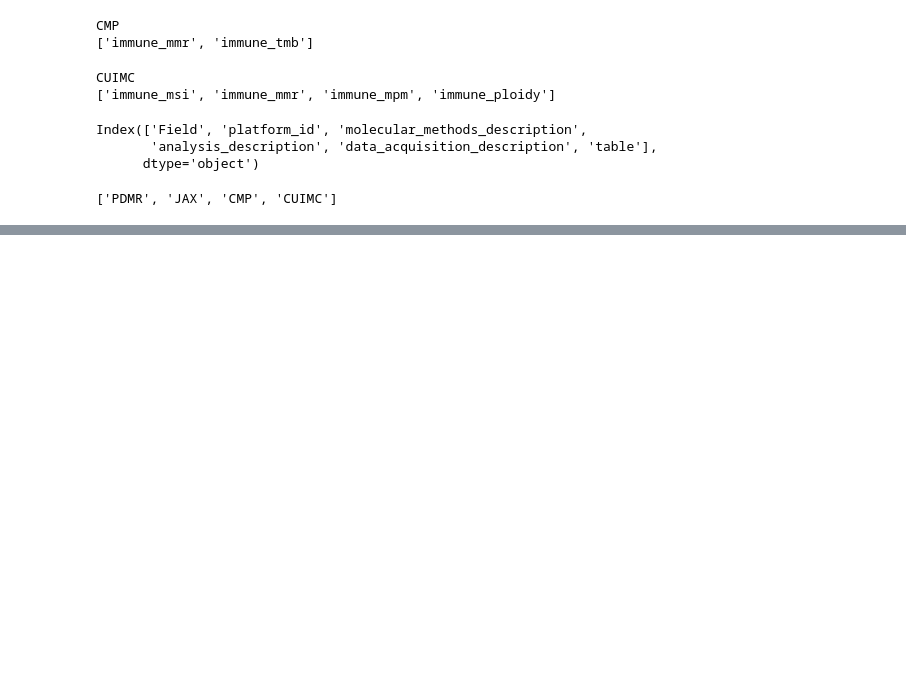
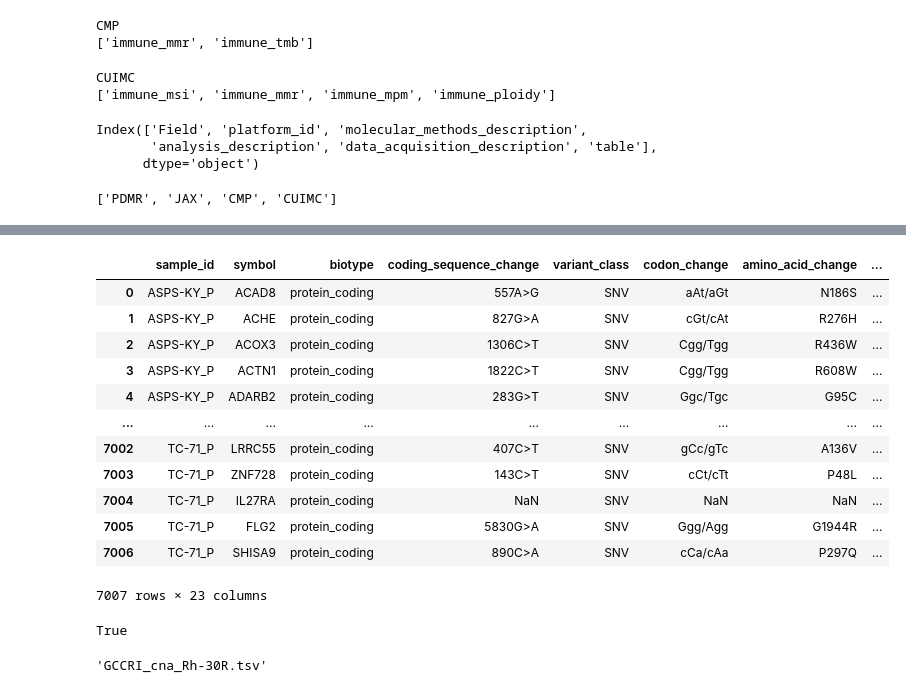
Before and after one commit to PDCMFinder/PdcmDataTransformers, a Jupyter notebook: Clean-up-scripts/Data_cleanup.ipynb, the cells around one changed output, grey strips where cells are left out. Cells and saved outputs as stored; diff of their text form; code cells hidden in the pictures; blank space fills up the shorter version.

```diff
--- a/Clean-up-scripts/Data_cleanup.ipynb
+++ b/Clean-up-scripts/Data_cleanup.ipynb
@@ -594,0 +644,4 @@ for i in tqdm(range(len(samples))):
+# %%
+ps_mapper = dict(zip(list(pdx['model_id'] + '_P'), [n + '_P' for n in new_model_id]))
+out = fix_ids(join(GCCRI_path, 'GCCRI_metadata-patient_sample.tsv'), mapper)
+out.replace(ps_mapper).to_csv(join(GCCRI_path, 'GCCRI_metadata-patient_sample.tsv'), sep='\t', index=False)
@@ -594,0 +651,19 @@ for i in tqdm(range(len(samples))):
+# %%
+mut = read(join(GCCRI_path, 'mut/GCCRI_mut.tsv'), sep='\t').replace(ps_mapper)
+mut.to_csv(join(GCCRI_path, 'mut/GCCRI_mut.tsv'), sep='\t', index=False)
+# %%
+mut
+# %% [output]
+|  | sample_id | symbol | biotype | coding_sequence_change | variant_class | codon_change | amino_acid_change | ... |
+| 0 | ASPS-KY_P | ACAD8 | protein_coding | 557A>G | SNV | aAt/aGt | N186S | ... |
+| 1 | ASPS-KY_P | ACHE | protein_coding | 827G>A | SNV | cGt/cAt | R276H | ... |
+| 2 | ASPS-KY_P | ACOX3 | protein_coding | 1306C>T | SNV | Cgg/Tgg | R436W | ... |
+| 3 | ASPS-KY_P | ACTN1 | protein_coding | 1822C>T | SNV | Cgg/Tgg | R608W | ... |
+| 4 | ASPS-KY_P | ADARB2 | protein_coding | 283G>T | SNV | Ggc/Tgc | G95C | ... |
+| ... | ... | ... | ... | ... | ... | ... | ... | ... |
+| 7002 | TC-71_P | LRRC55 | protein_coding | 407C>T | SNV | gCc/gTc | A136V | ... |
+| 7003 | TC-71_P | ZNF728 | protein_coding | 143C>T | SNV | cCt/cTt | P48L | ... |
+| 7004 | TC-71_P | IL27RA | protein_coding | NaN | SNV | NaN | NaN | ... |
+| 7005 | TC-71_P | FLG2 | protein_coding | 5830G>A | SNV | Ggg/Agg | G1944R | ... |
+| 7006 | TC-71_P | SHISA9 | protein_coding | 890C>A | SNV | cCa/cAa | P297Q | ... |
+7007 rows × 23 columns
@@ -594,0 +673,4 @@ for i in tqdm(range(len(samples))):
+# %%
+exists(join(GCCRI_path, 'mut'))
+# %% [output]
+True
@@ -594,0 +705,4 @@ for i in tqdm(range(len(samples))):
+# %%
+f
+# %% [output]
+'GCCRI_cna_Rh-30R.tsv'
```
Also changed, not shown: parts of 11 cells of this notebook.
